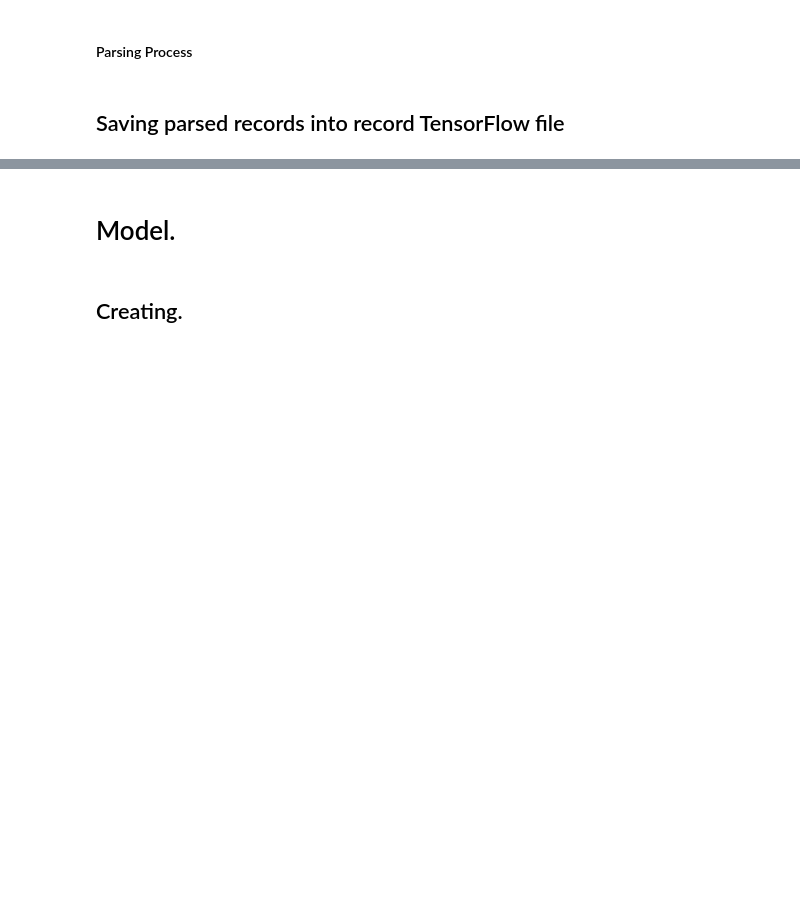
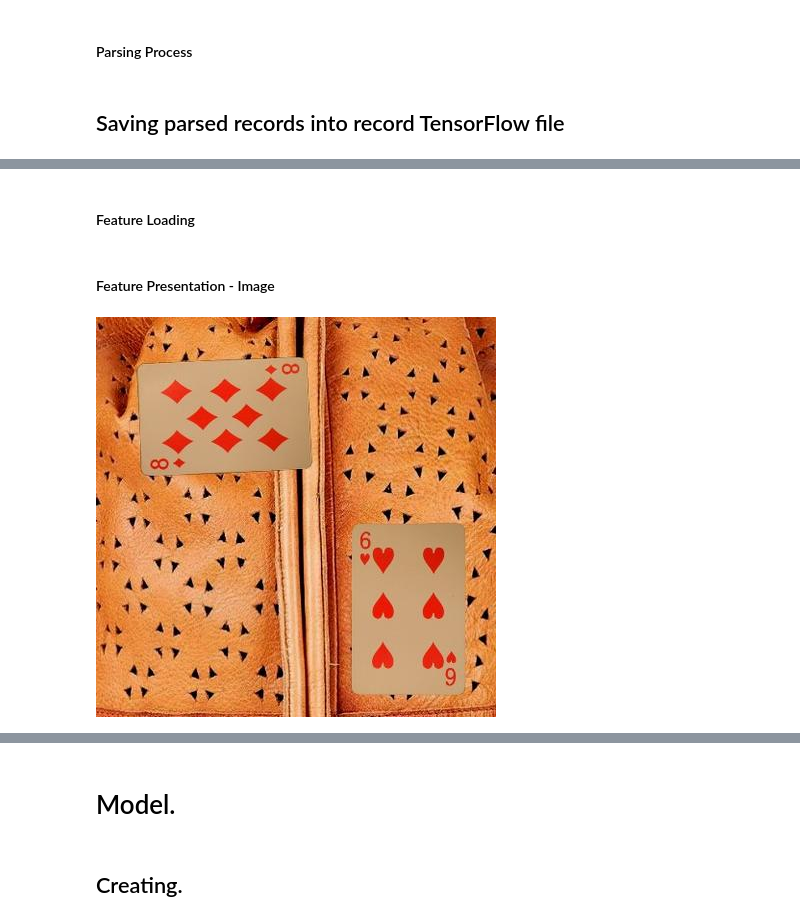
Before and after one commit to Mimikkk/__kck-2021, a Jupyter notebook: lab-5-card-detection/card-project.ipynb, the cells around one changed output, grey strips where cells are left out. Cells and saved outputs as stored; diff of their text form; code cells hidden in the pictures; blank space fills up the shorter version.

Commit message:
lab-5-image-reco

```diff
--- a/lab-5-card-detection/card-project.ipynb
+++ b/lab-5-card-detection/card-project.ipynb
@@ -307,0 +429,23 @@ Started writing record...
+# %% [markdown]
+#### Feature Loading
+# %%
+xmins = example.features.feature['cards/bbox/xmin'].float_list.value
+xmaxs = example.features.feature['cards/bbox/xmax'].float_list.value
+ymins = example.features.feature['cards/bbox/ymin'].float_list.value
+ymaxs = example.features.feature['cards/bbox/ymax'].float_list.value
+labels = example.features.feature['cards/class/label'].int64_list.value
+texts = example.features.feature['cards/class/text'].bytes_list.value
+image_raw = example.features.feature['encoded'].bytes_list.value[0]
+image_format = example.features.feature['format'].bytes_list.value[0]
+image_height = example.features.feature['height'].int64_list.value[0]
+image_width = example.features.feature['width'].int64_list.value[0]
+name = example.features.feature['name'].bytes_list.value[0]
+
+image = ImageReader.decoded(image_raw)
+bboxes = list(map(lambda x: BBox(*x), zip(texts, xmins, xmaxs, ymins, ymaxs)))
+# %% [markdown]
+#### Feature Presentation - Image
+# %%
+image
+# %% [output]
+[figure, added]
```
Also changed, not shown: parts of 22 cells of this notebook.
